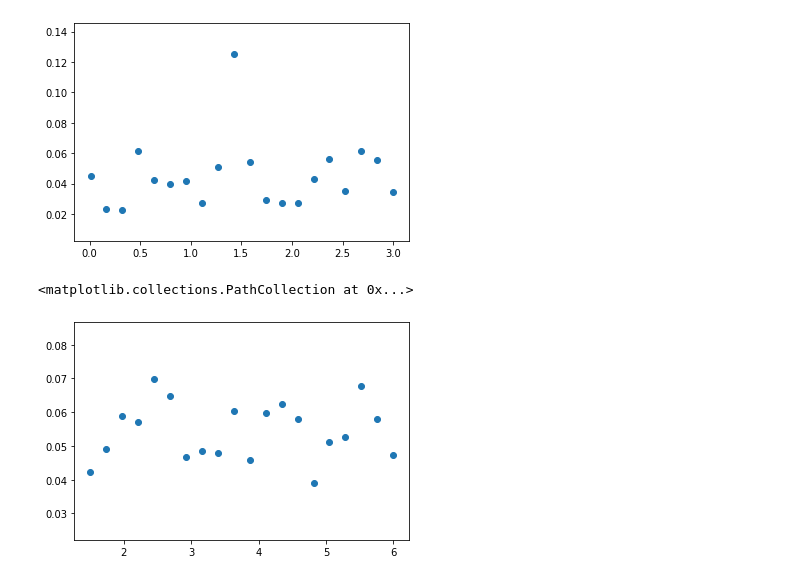
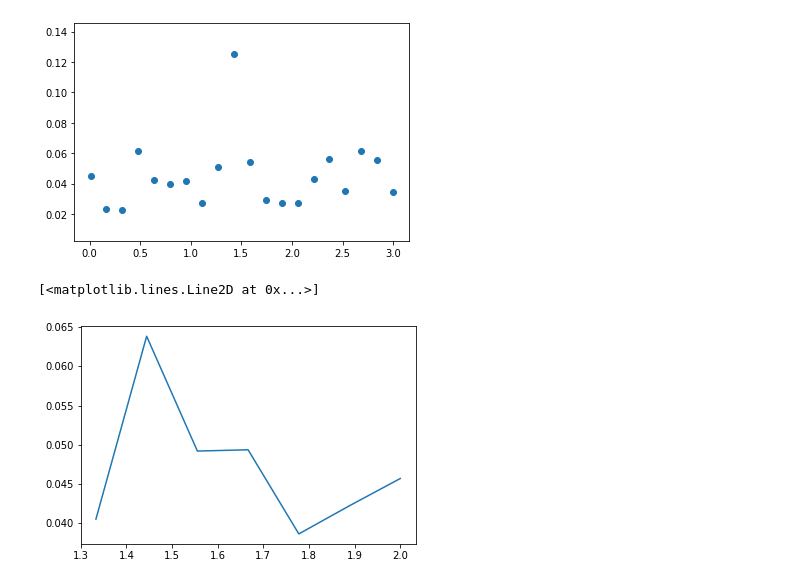
Before and after one commit to rfrydman/IsingModel, a Jupyter notebook: HW 3.ipynb, the cells around one changed output. Drawn from its saved outputs; the diff is of its cells as text; code cells hidden in the pictures.

```diff
--- a/HW 3.ipynb
+++ b/HW 3.ipynb
@@ -241,7 +241,7 @@ plt.show()
 [figure]
 # %%
 """EXERCISE 4"""
-def localenergy(array, point, constJ = 1, constH = 1, roryIntuition = False):
+def localenergy(array, point, constJ = 1, constH = 0, roryIntuition = False):
     local_spin = neighbourSum(array, point)
 
     i, j = point[0], point[1]
@@ -647,7 +647,8 @@ def measurements(metro_vals, nEq = 100, tolerance_value = 0.001, tolerance_slice
 
     return avg_mag, avg_energy #, avg_c
 
-def fullMeasurements(array, T, nEq = 100, tolerance_value = 0.001, tolerance_slice = 100, manual_eq = False):
+def fullMeasurements(array, T, nEq = 100, tolerance_value = 0.001, tolerance_slice = 100, manual_eq = False
+                    , manual_tEq = 500):
     metro_vals = metropolis(array, T)
 
     measurables = metro_vals[1]
@@ -656,7 +657,7 @@ def fullMeasurements(array, T, nEq = 100, tolerance_value = 0.001, tolerance_sli
     if manual_eq == False:
         tEq = eqTime(differences, tolerance_value, tolerance_slice)
     if manual_eq == True:
-        tEq = 500
+        tEq = manual_tEq
 
     total_mag = measurables[:,0]
     total_energy = measurables[:,1]
@@ -836,19 +837,19 @@ plt.scatter(temp_range, arrayC)
 [figure]
 # %%
 """EXTRA TIDBIT for sanity"""
-def generateAvgC(lattice, temp, nAvg = 10, N = 300, quantity = "M", manual = False):
+def generateAvgC(lattice, temp, nAvg = 10, N = 300, quantity = "M", manual = False, man_value = 500):
     """This is assuredly SUPER inefficient, but I just want to see what a n-sample avg plot looks like"""
     data = []
     for i in range(nAvg):
-        data.append(fullMeasurements(lat, 100, manual_eq = manual)[2])
+        data.append(fullMeasurements(lat, 100, manual_eq = manual, manual_tEq = man_value)[2])
     avgC = np.average(data)
     return avgC
 # %%
-avgC_temps = np.linspace(1.5, 6, 20)
+avgC_temps = np.linspace(1, 2, 10)
 
 avgC_array = [generateAvgC(lat, temp, manual = True) for temp in avgC_temps]
 # %%
-plt.scatter(avgC_temps, avgC_array)
+plt.plot(avgC_temps[3:10], avgC_array[3:10])
 # %% [output]
-<matplotlib.collections.PathCollection at 0x...>
+[<matplotlib.lines.Line2D at 0x...>]
-[figure, old version]
+[figure, new version]
```
Also changed, not shown: parts of 2 cells of this notebook.
